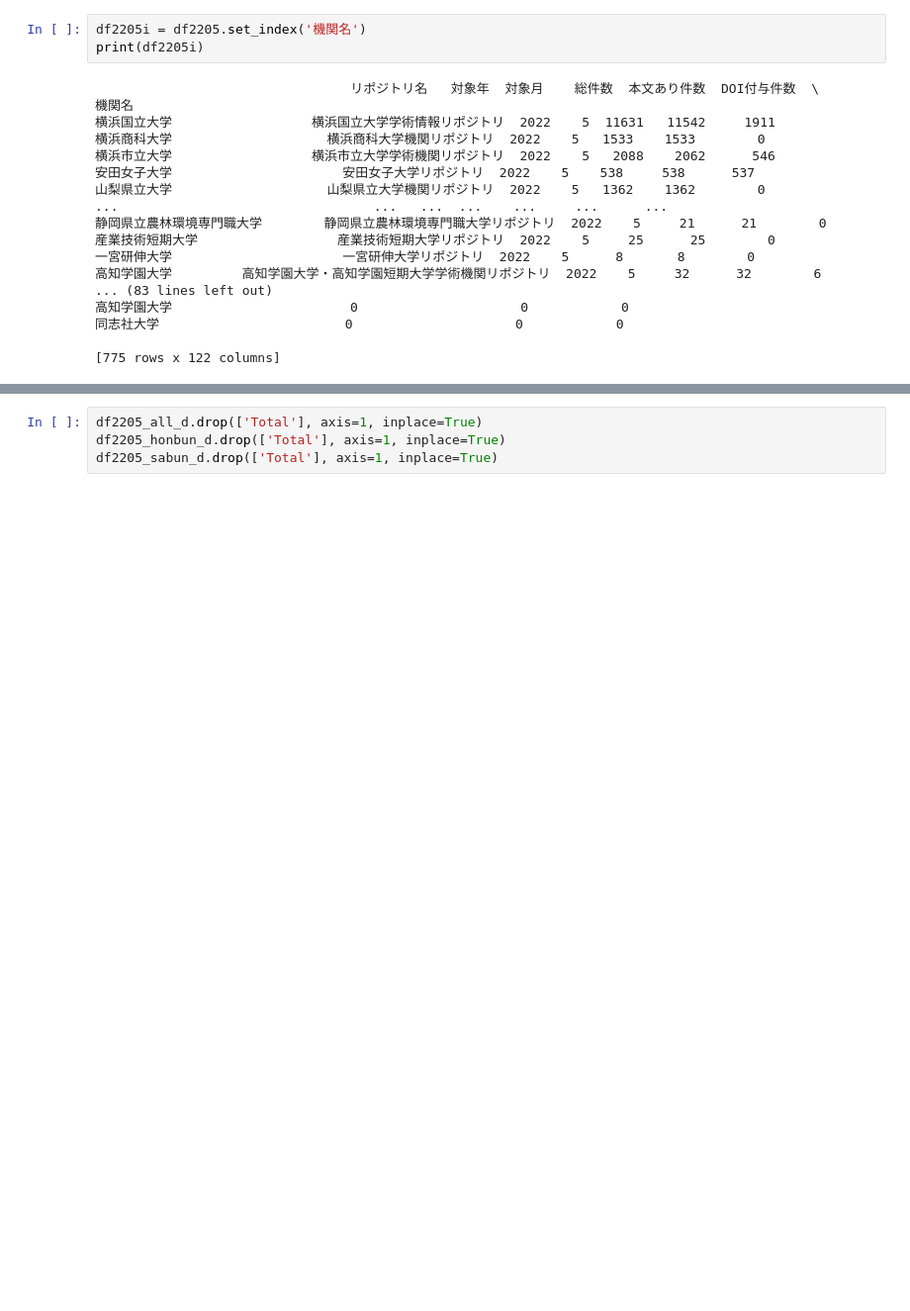
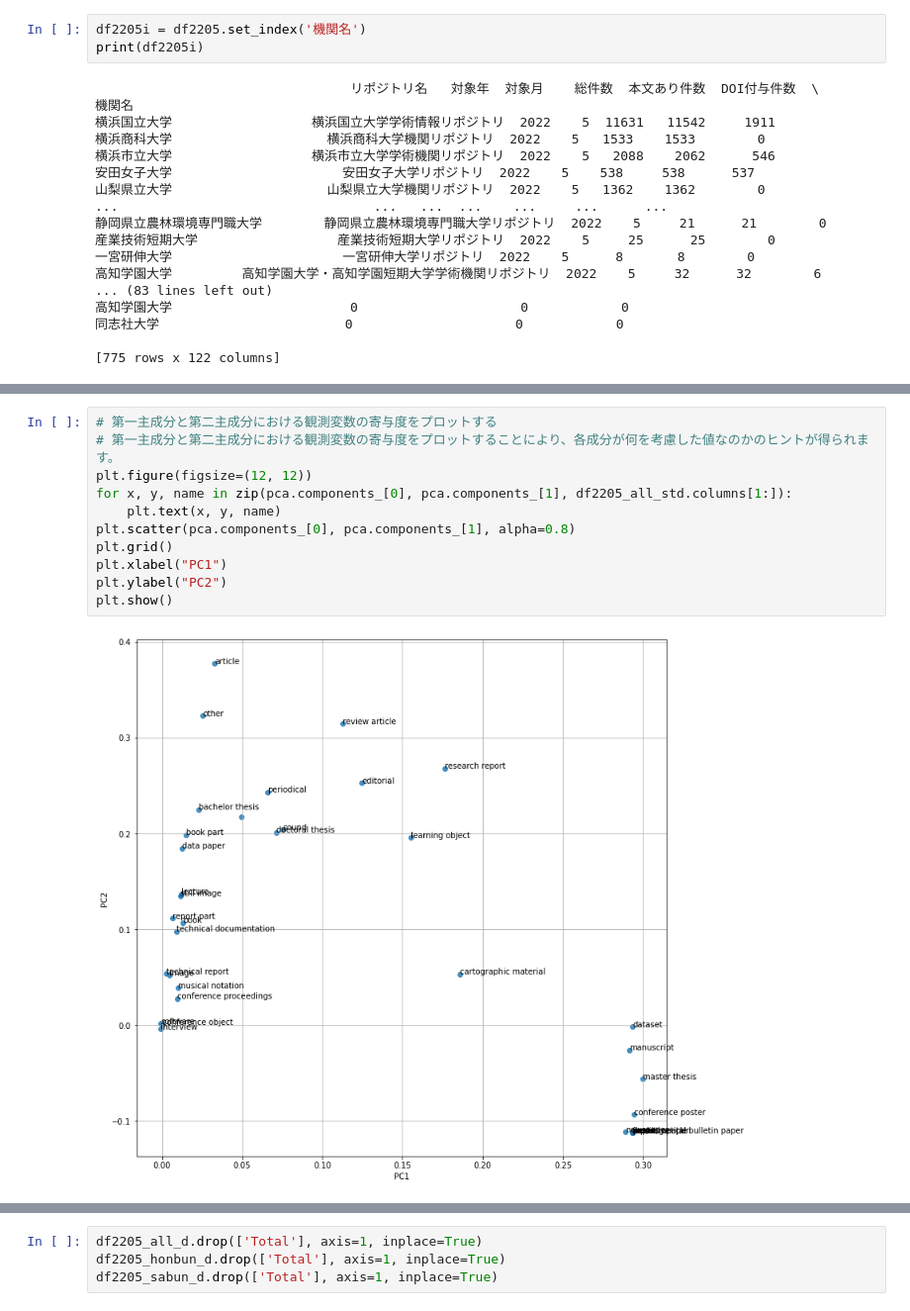
Before and after one commit to wonox/irdbscraping, a Jupyter notebook: irdb.ipynb, the cells around one changed output, grey strips where cells are left out. Shown at 99% size. Drawn from its saved outputs; the diff is of its cells as text; blank space fills up the shorter version.

```diff
--- a/irdb.ipynb
+++ b/irdb.ipynb
@@ -107,0 +280,13 @@ df2205_sabun.describe()        # sample(5)
+# %%
+# 第一主成分と第二主成分における観測変数の寄与度をプロットする
+# 第一主成分と第二主成分における観測変数の寄与度をプロットすることにより、各成分が何を考慮した値なのかのヒントが得られます。
+plt.figure(figsize=(12, 12))
+for x, y, name in zip(pca.components_[0], pca.components_[1], df2205_all_std.columns[1:]):
+    plt.text(x, y, name)
+plt.scatter(pca.components_[0], pca.components_[1], alpha=0.8)
+plt.grid()
+plt.xlabel("PC1")
+plt.ylabel("PC2")
+plt.show()
+# %% [output]
+[figure, added]
```
Also changed, not shown: parts of 42 cells of this notebook.
